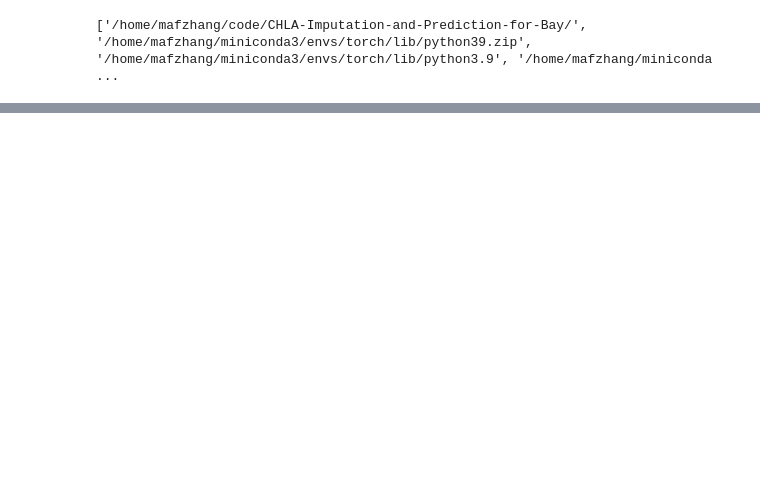
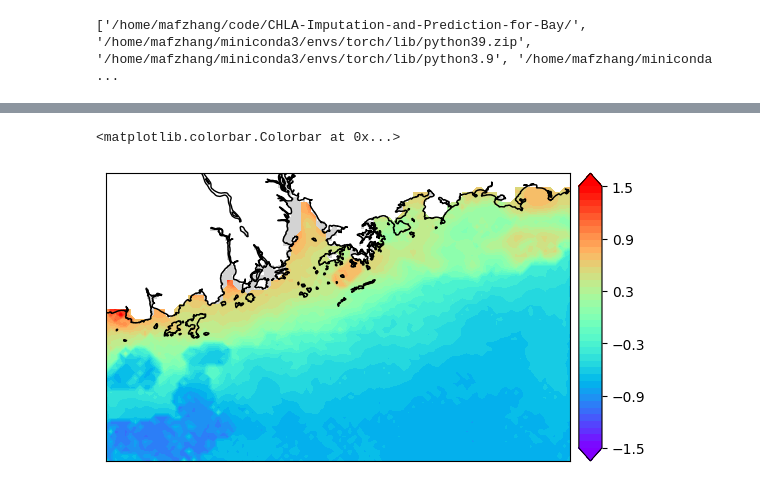
Before and after one commit to YangLabHKUST/STIMP, a Jupyter notebook: visualization/PRE/imputation_compare_with_dineof.ipynb, the cells around one changed output, grey strips where cells are left out. Saved outputs shown, nothing was run; the diff lists cells and outputs as text; code cells hidden in the pictures; blank space fills up the shorter version.

```diff
--- a/visualization/PRE/imputation_compare_with_dineof.ipynb
+++ b/visualization/PRE/imputation_compare_with_dineof.ipynb
@@ -342,0 +298,3 @@ PearsonRResult(statistic=0.03707700934906794, pvalue=0.24143227700230901)
+# %%
+model = torch.load("../../log/imputation/PRE/GraphDiffusion/best_0.1.pt")
+model = model.to(device)
@@ -342,0 +408,29 @@ PearsonRResult(statistic=0.03707700934906794, pvalue=0.24143227700230901)
+# %%
+from mpl_toolkits import basemap
+from sklearn.cluster import KMeans, DBSCAN, SpectralClustering
+import cartopy.crs as ccrs
+from copy import deepcopy
+import h5py
+from numpy import meshgrid
+import numpy as np
+
+t=0
+tmp = deepcopy(imputed_stimp[t].numpy())
+tmp[~is_sea2.astype(bool)]= np.nan
+
+[x,y] = meshgrid(lon, lati)
+
+
+lon1, lon2, lati1, lati2 = lon.min(), lon.max(), lati.min(), lati.max()
+map = basemap.Basemap(llcrnrlon=lon1, llcrnrlat=lati1,urcrnrlon=lon2, urcrnrlat=lati2, projection='cyl', resolution='f')
+# map.fillcontinents(color='white')
+map.drawlsmask(land_color='white', ocean_color='lightgray', resolution='f',grid=1.25)
+# map.bluemarble()
+map.drawcoastlines()
+map.contourf(x, y, tmp, levels=np.linspace(-1.5, 1.5, 40),cmap="rainbow",extend='both')
+
+# map.contourf(x, y, tmp2, levels=np.linspace(-1.5, 1.5, 40),cmap="Greys")
+map.colorbar(boundaries=np.linspace(-1.5, 1.5, 20), ticks=np.linspace(-1.5, 1.5, 6))
+# %% [output]
+<matplotlib.colorbar.Colorbar at 0x...>
+[figure, added]
```
Also changed, not shown: parts of 21 cells of this notebook, 1 other file.
